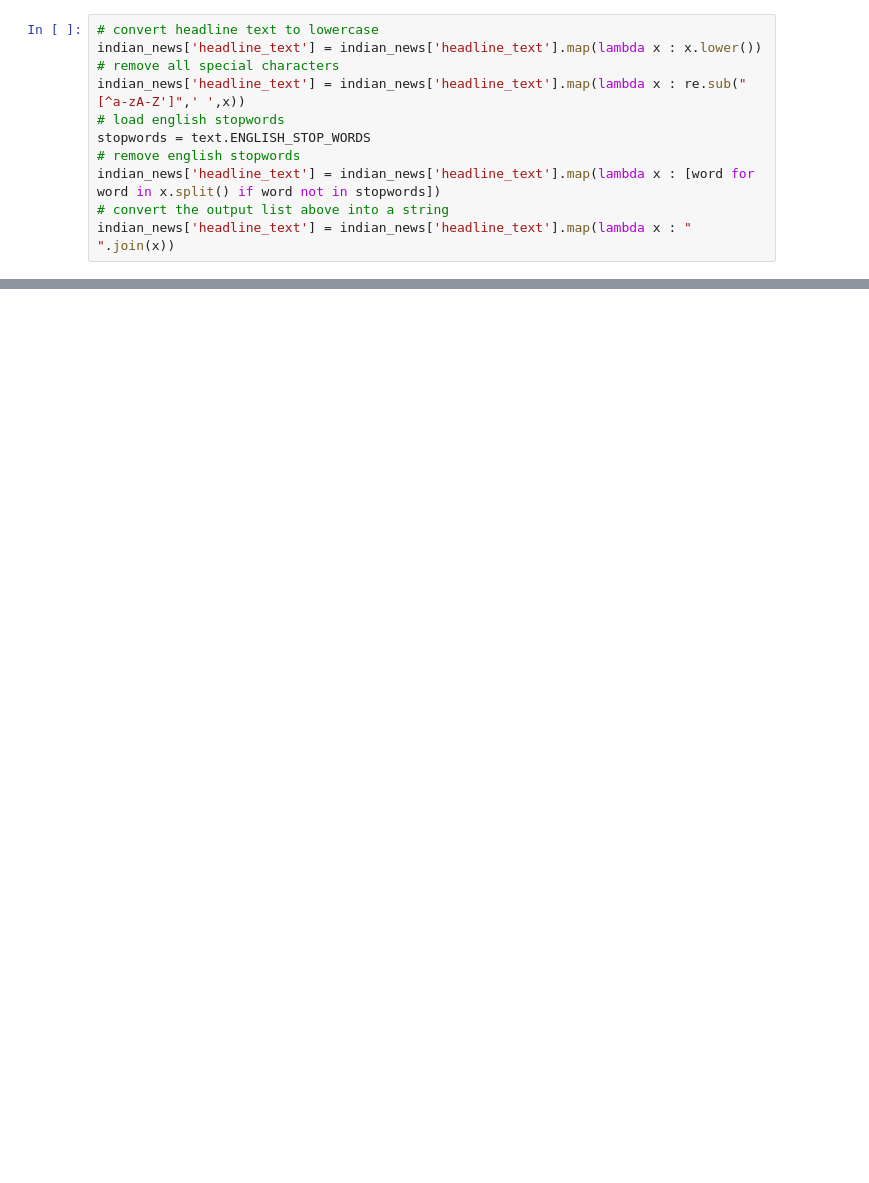
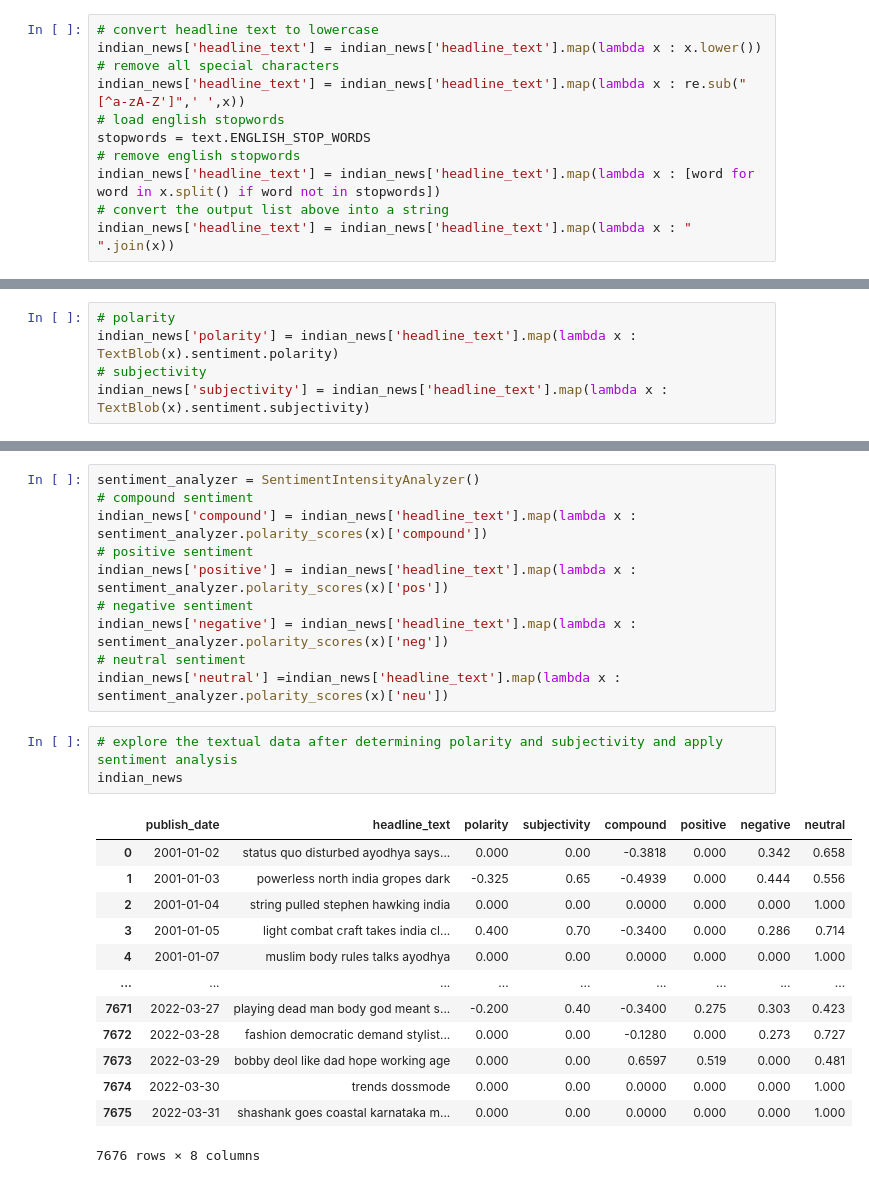
Before and after one commit to mahmoudkahled/Stock-Market-Prediction-using-Numerical-and-Textual-Analysis, a Jupyter notebook: Stock_Market_Prediction_using_Textual_and_Numerical_Analysis.ipynb, the cells around one changed output, grey strips where cells are left out. Cells and saved outputs as stored; diff of their text form; blank space fills up the shorter version.

```diff
--- a/Stock_Market_Prediction_using_Textual_and_Numerical_Analysis.ipynb
+++ b/Stock_Market_Prediction_using_Textual_and_Numerical_Analysis.ipynb
@@ -98,0 +120,5 @@ indian_news.head(15)
+# %%
+# polarity
+indian_news['polarity'] = indian_news['headline_text'].map(lambda x : TextBlob(x).sentiment.polarity)
+# subjectivity
+indian_news['subjectivity'] = indian_news['headline_text'].map(lambda x : TextBlob(x).sentiment.subjectivity)
@@ -98,0 +127,27 @@ indian_news.head(15)
+# %%
+sentiment_analyzer = SentimentIntensityAnalyzer()
+# compound sentiment
+indian_news['compound'] = indian_news['headline_text'].map(lambda x : sentiment_analyzer.polarity_scores(x)['compound'])
+# positive sentiment
+indian_news['positive'] = indian_news['headline_text'].map(lambda x : sentiment_analyzer.polarity_scores(x)['pos'])
+# negative sentiment
+indian_news['negative'] = indian_news['headline_text'].map(lambda x : sentiment_analyzer.polarity_scores(x)['neg'])
+# neutral sentiment
+indian_news['neutral'] =indian_news['headline_text'].map(lambda x : sentiment_analyzer.polarity_scores(x)['neu'])
+# %%
+# explore the textual data after determining polarity and subjectivity and apply sentiment analysis
+indian_news
+# %% [output]
+|  | publish_date | headline_text | polarity | subjectivity | compound | positive | negative | neutral |
+| 0 | 2001-01-02 | status quo disturbed ayodhya says... | 0.000 | 0.00 | -0.3818 | 0.000 | 0.342 | 0.658 |
+| 1 | 2001-01-03 | powerless north india gropes dark | -0.325 | 0.65 | -0.4939 | 0.000 | 0.444 | 0.556 |
+| 2 | 2001-01-04 | string pulled stephen hawking india | 0.000 | 0.00 | 0.0000 | 0.000 | 0.000 | 1.000 |
+| 3 | 2001-01-05 | light combat craft takes india cl... | 0.400 | 0.70 | -0.3400 | 0.000 | 0.286 | 0.714 |
+| 4 | 2001-01-07 | muslim body rules talks ayodhya | 0.000 | 0.00 | 0.0000 | 0.000 | 0.000 | 1.000 |
+| ... | ... | ... | ... | ... | ... | ... | ... | ... |
+| 7671 | 2022-03-27 | playing dead man body god meant s... | -0.200 | 0.40 | -0.3400 | 0.275 | 0.303 | 0.423 |
+| 7672 | 2022-03-28 | fashion democratic demand stylist... | 0.000 | 0.00 | -0.1280 | 0.000 | 0.273 | 0.727 |
+| 7673 | 2022-03-29 | bobby deol like dad hope working age | 0.000 | 0.00 | 0.6597 | 0.519 | 0.000 | 0.481 |
+| 7674 | 2022-03-30 | trends dossmode | 0.000 | 0.00 | 0.0000 | 0.000 | 0.000 | 1.000 |
+| 7675 | 2022-03-31 | shashank goes coastal karnataka m... | 0.000 | 0.00 | 0.0000 | 0.000 | 0.000 | 1.000 |
+7676 rows × 8 columns
```
Also changed, not shown: parts of 22 cells of this notebook.
